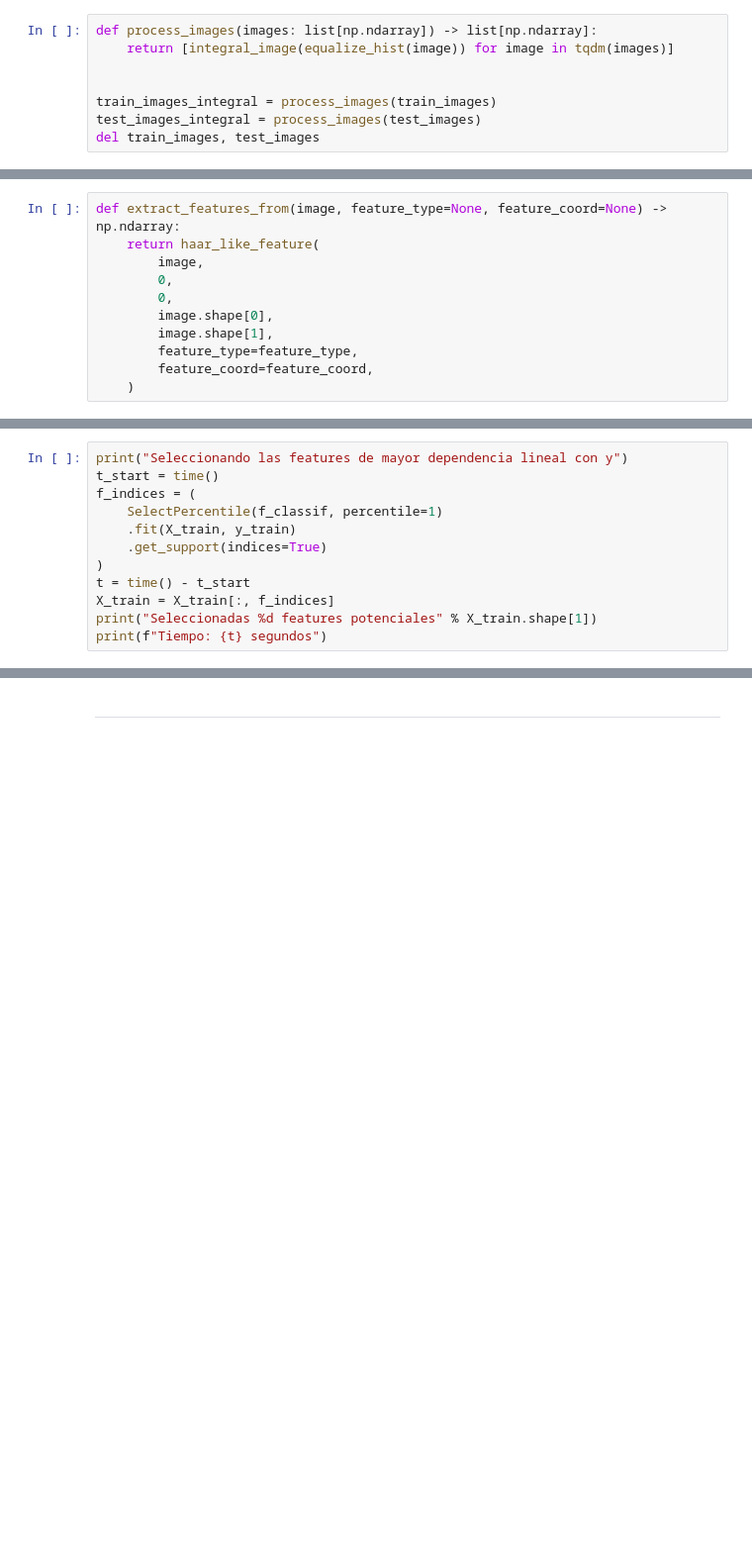
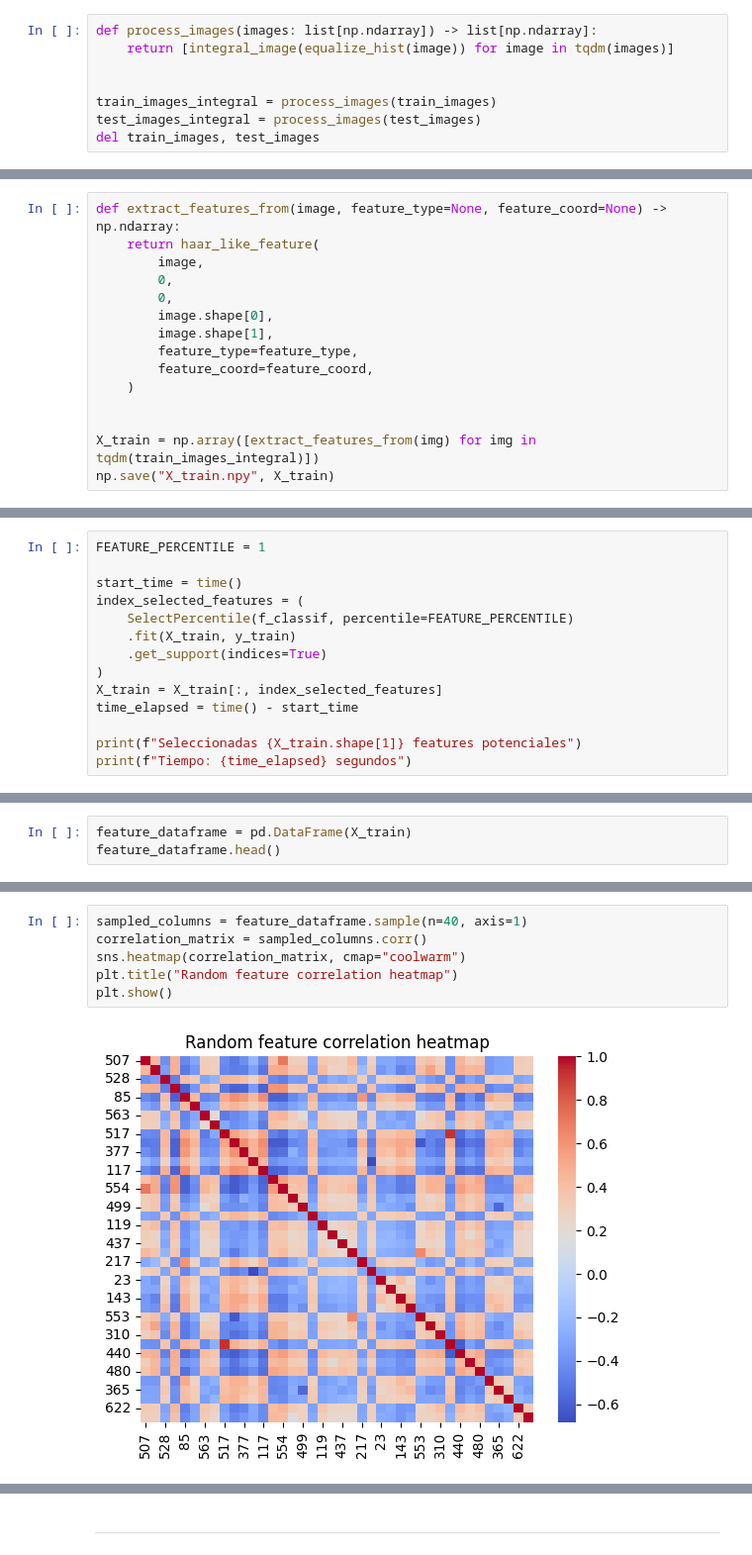
Before and after one commit to sebassu/machine-learning-para-IA, a Jupyter notebook: obligatorio/obligatorio.ipynb, the cells around one changed output, grey strips where cells are left out. Shown: that part at 99% size. Saved outputs shown, nothing was run; the diff lists cells and outputs as text; blank space fills up the shorter version.

```diff
--- a/obligatorio/obligatorio.ipynb
+++ b/obligatorio/obligatorio.ipynb
@@ -368,3 +379,7 @@ def extract_features_from(image, feature_type=None, feature_coord=None) -> np.nd
         feature_type=feature_type,
         feature_coord=feature_coord,
     )
+
+
+X_train = np.array([extract_features_from(img) for img in tqdm(train_images_integral)])
+np.save("X_train.npy", X_train)
@@ -373,12 +386,14 @@ def extract_features_from(image, feature_type=None, feature_coord=None) -> np.nd
 # %%
-print("Seleccionando las features de mayor dependencia lineal con y")
-t_start = time()
-f_indices = (
-    SelectPercentile(f_classif, percentile=1)
+FEATURE_PERCENTILE = 1
+
+start_time = time()
+index_selected_features = (
+    SelectPercentile(f_classif, percentile=FEATURE_PERCENTILE)
     .fit(X_train, y_train)
     .get_support(indices=True)
 )
-t = time() - t_start
-X_train = X_train[:, f_indices]
-print("Seleccionadas %d features potenciales" % X_train.shape[1])
-print(f"Tiempo: {t} segundos")
+X_train = X_train[:, index_selected_features]
+time_elapsed = time() - start_time
+
+print(f"Seleccionadas {X_train.shape[1]} features potenciales")
+print(f"Tiempo: {time_elapsed} segundos")
@@ -406,0 +406,3 @@ print(f'Shape X_test: {X_test.shape}')
+# %%
+feature_dataframe = pd.DataFrame(X_train)
+feature_dataframe.head()
@@ -406,0 +455,8 @@ print(f'Shape X_test: {X_test.shape}')
+# %%
+sampled_columns = feature_dataframe.sample(n=40, axis=1)
+correlation_matrix = sampled_columns.corr()
+sns.heatmap(correlation_matrix, cmap="coolwarm")
+plt.title("Random feature correlation heatmap")
+plt.show()
+# %% [output]
+[figure, added]
```
Also changed, not shown: parts of 17 cells of this notebook.
